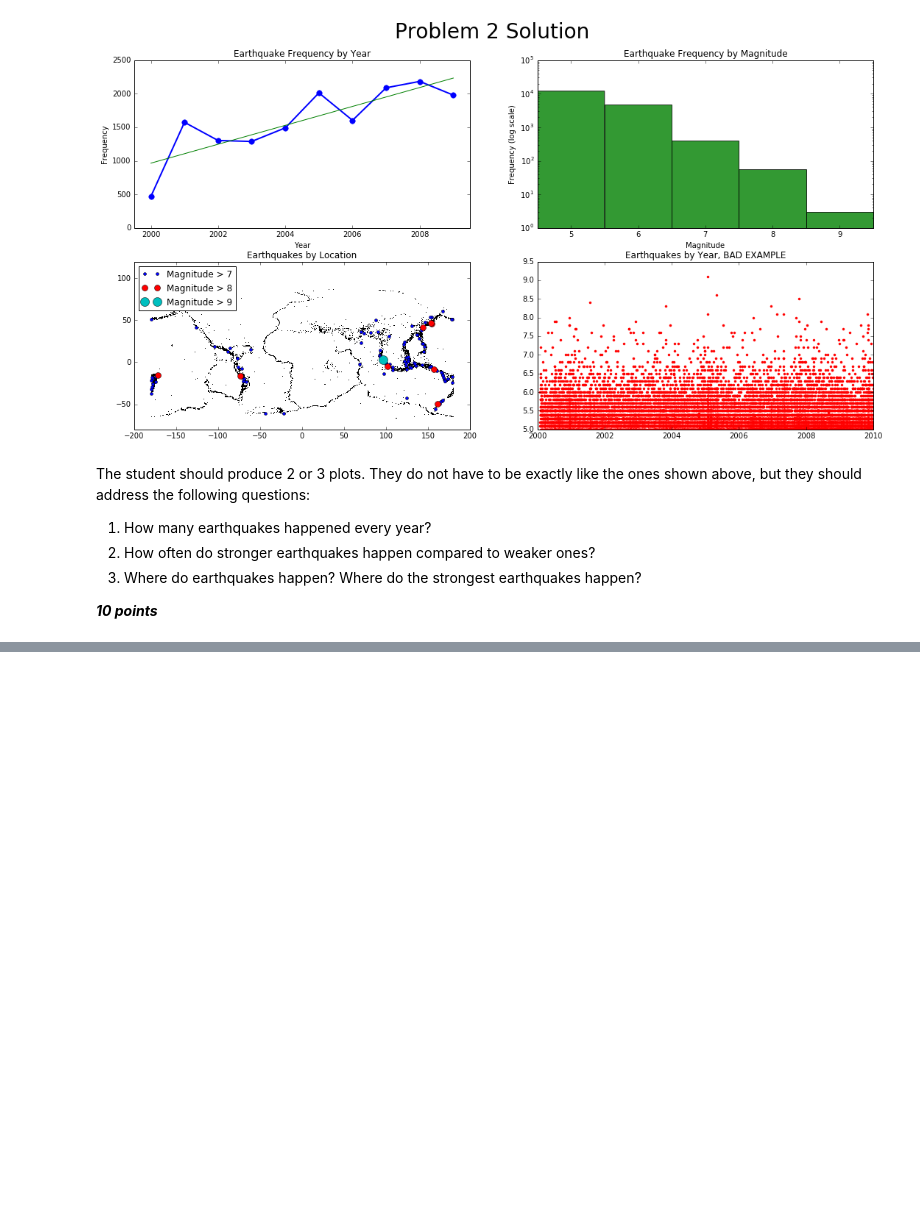
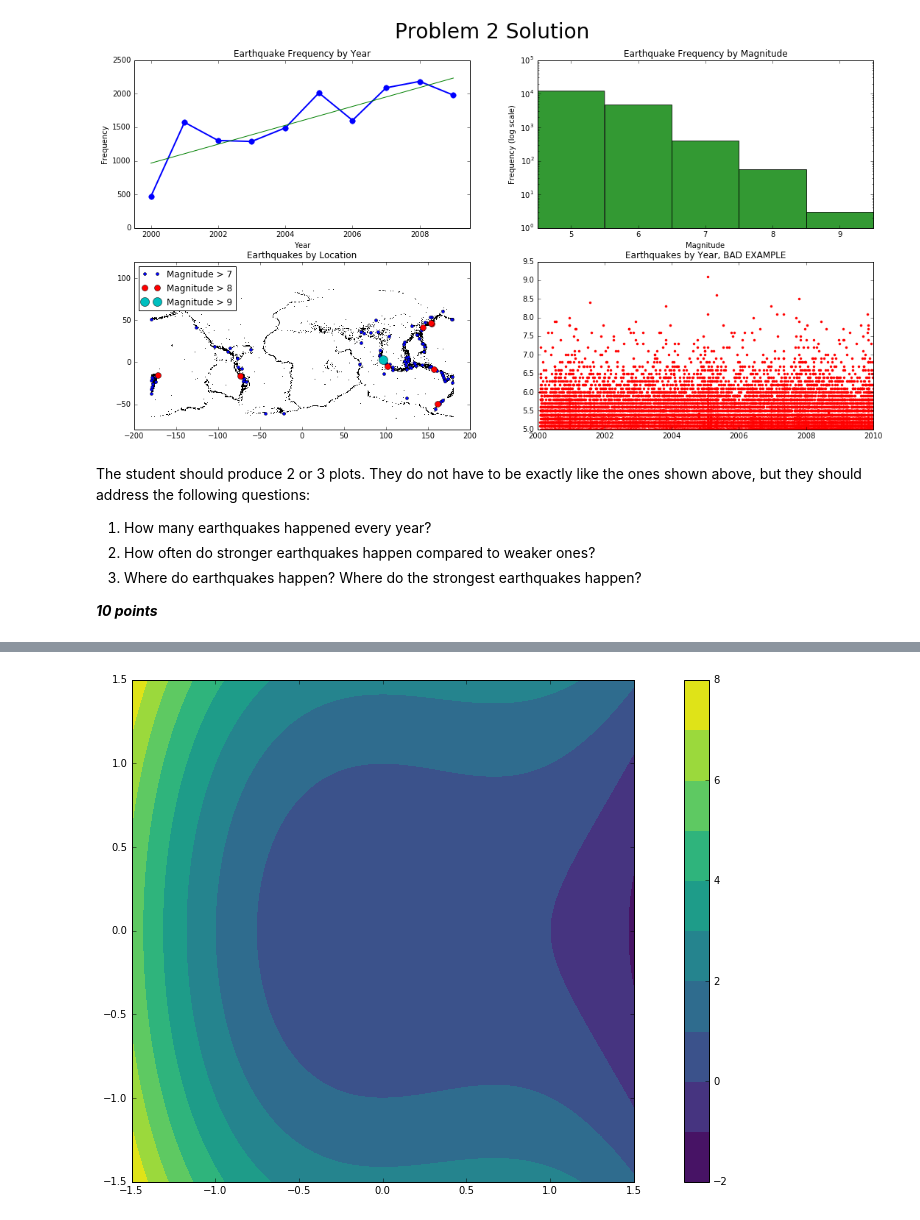
Before and after one commit to tkchris93/numerical_computing, a Jupyter notebook: Labs/Vol1A/DataVisualization/new_solutions.ipynb, the cells around one changed output, grey strips where cells are left out. Cells and saved outputs as stored; diff of their text form; code cells hidden in the pictures; blank space fills up the shorter version.

```diff
--- a/Labs/Vol1A/DataVisualization/new_solutions.ipynb
+++ b/Labs/Vol1A/DataVisualization/new_solutions.ipynb
@@ -97,0 +123,13 @@ _**10 points**_
+# %%
+x = np.linspace(-1.5, 1.5, 200)
+y = np.linspace(-1.5, 1.5, 200)
+X, Y = np.meshgrid(x, y)
+Z = Y**2 - X**3 + X**2
+
+# plt.contourf(X, Y, Z, [-2,-1,0.0001,1,2,3,4,5], cmap="viridis")
+plt.contourf(X, Y, Z, 8, cmap="viridis")
+# plt.pcolormesh(X, Y, Z, cmap="viridis")
+plt.colorbar()
+plt.gca().set_aspect("equal")
+# %% [output]
+[figure, added]
```
Also changed, not shown: parts of 2 cells of this notebook, 15 other files.
